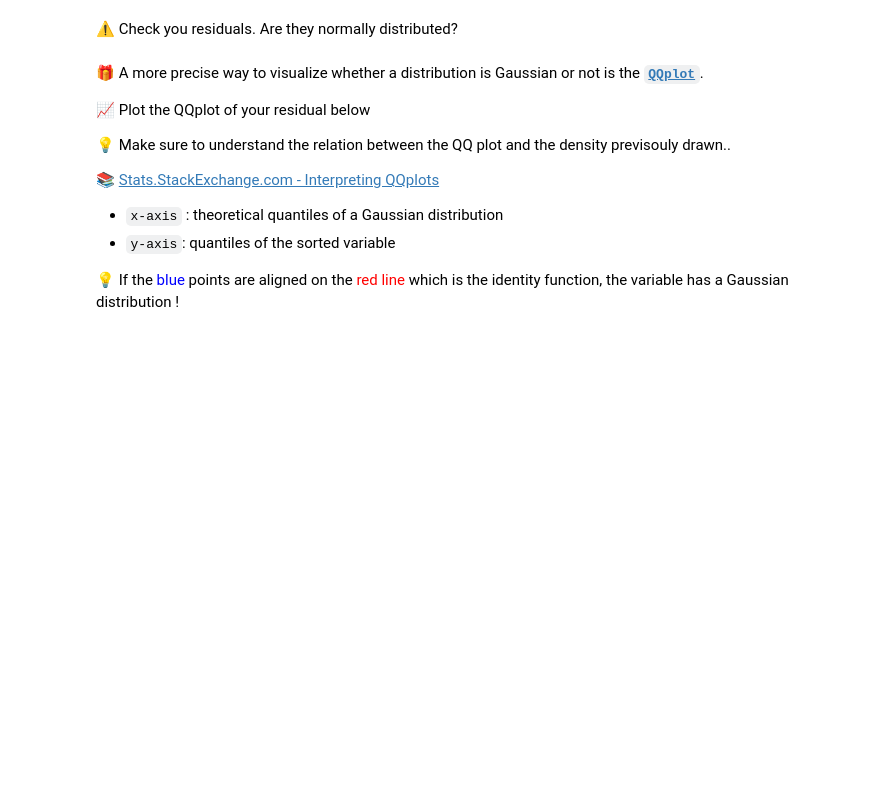
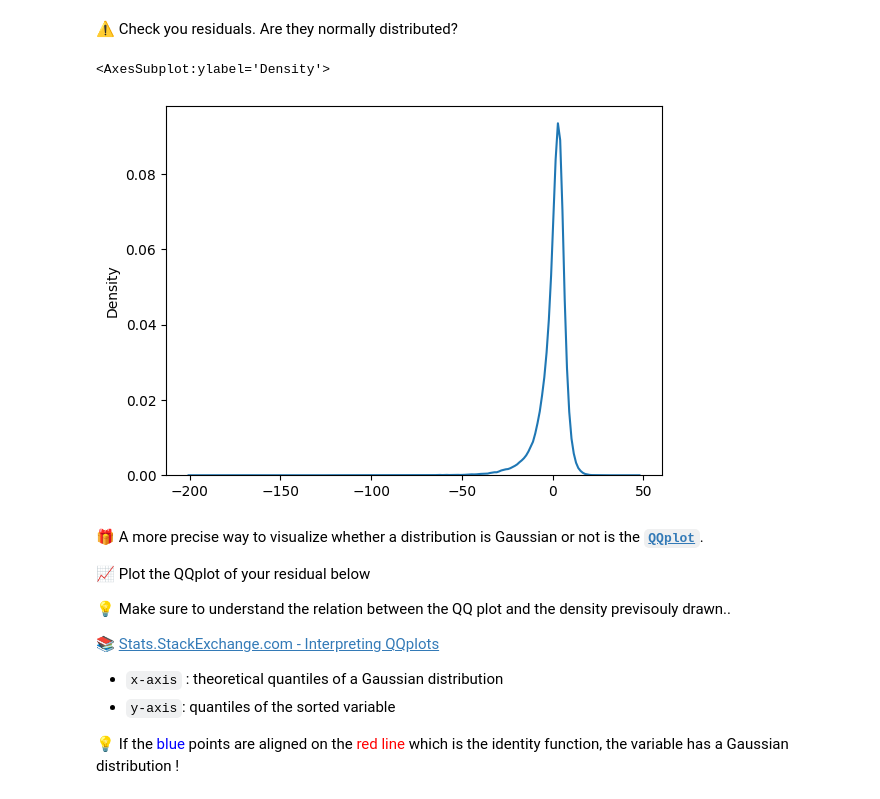
Before and after one commit to francoisgirard51/data-olist_delivery_time, a Jupyter notebook: delivery_time.ipynb, the cells around one changed output. Cells and saved outputs as stored; diff of their text form; code cells hidden in the pictures; blank space fills up the shorter version.

```diff
--- a/delivery_time.ipynb
+++ b/delivery_time.ipynb
@@ -100,0 +216,4 @@ patsy.dmatrix('price + distance_seller_customer', orders)
+# %%
+residuals_lewagon = y_pred - y_true
+RMSE_lewagon = (residuals_lewagon**2).mean()**0.5
+RMSE_lewagon
@@ -139,3 +268,8 @@ baseline_RMSE
+# %%
+sns.kdeplot(residuals_lewagon)
+# %% [output]
+<AxesSubplot:ylabel='Density'>
+[figure, added]
 # %% [markdown]
 🎁 A more precise way to visualize whether a distribution is Gaussian or not is the <a href="https://www.statsmodels.org/stable/generated/statsmodels.graphics.gofplots.qqplot.html">**`QQplot`**</a>.
 
```
Also changed, not shown: parts of 38 cells of this notebook.
